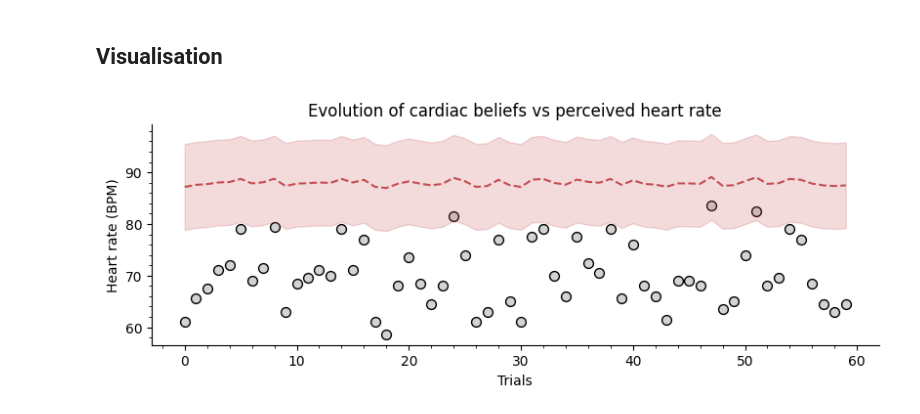
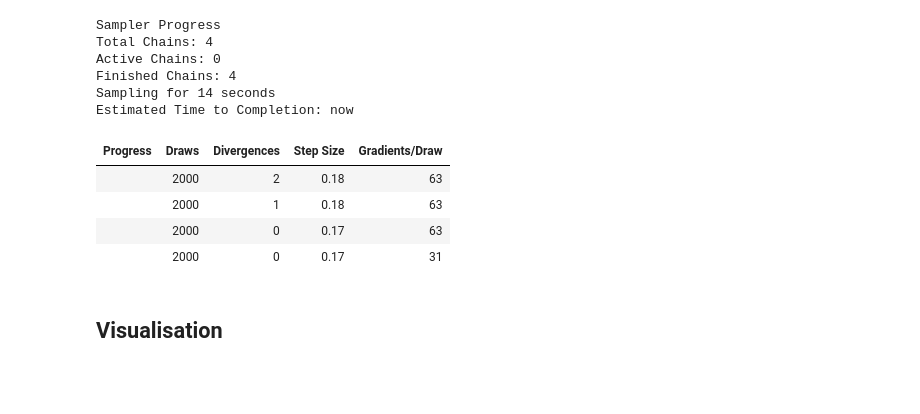
Before and after one commit to LegrandNico/ComputationalCardioception, a Jupyter notebook: code/notebooks/2-InteroceptivePrecision.ipynb, the cells around one changed output. Saved outputs shown, nothing was run; the diff lists cells and outputs as text; code cells hidden in the pictures; blank space fills up the shorter version.

```diff
--- a/code/notebooks/2-InteroceptivePrecision.ipynb
+++ b/code/notebooks/2-InteroceptivePrecision.ipynb
@@ -301,0 +93,47 @@ az.summary(
+# %%
+# extract variables for the model ------------------------------------------------------
+n = hrd_df.participant_id.nunique()
+
+participant_codes_intero_del_2 = pd.Categorical(
+    hrd_df[hrd_df.Modality == "Intero"].participant_id
+).codes
+
+participant_codes_extero_del_2 = pd.Categorical(
+    hrd_df[hrd_df.Modality == "Extero"].participant_id
+).codes
+
+heart_rate_del_2 = hrd_df[hrd_df.Modality == "Intero"].listenBPM.to_numpy()
+intero_tone_2_del_2 = hrd_df[hrd_df.Modality == "Intero"].responseBPM.to_numpy()
+intero_decision_del_2 = (
+    hrd_df[hrd_df.Modality == "Intero"].Decision.to_numpy() == "More"
+).astype(int)
+
+extero_tone_1_del_2 = hrd_df[hrd_df.Modality == "Extero"].listenBPM.to_numpy()
+extero_tone_2_del_2 = hrd_df[hrd_df.Modality == "Extero"].responseBPM.to_numpy()
+extero_decision_del_2 = (
+    hrd_df[hrd_df.Modality == "Extero"].Decision.to_numpy() == "More"
+).astype(int)
+# %%
+idata_del_2, _ = weighted_update(
+    heart_rate=heart_rate,
+    intero_tone_2=intero_tone_2,
+    extero_tone_1=extero_tone_1,
+    extero_tone_2=extero_tone_2,
+    extero_decision=extero_decision,
+    intero_decision=intero_decision,
+    n=n,
+    participant_codes_extero=participant_codes_extero,
+    participant_codes_intero=participant_codes_intero,
+)
+# %% [output]
+Sampler Progress
+Total Chains: 4
+Active Chains: 0
+Finished Chains: 4
+Sampling for 14 seconds
+Estimated Time to Completion: now
+| Progress | Draws | Divergences | Step Size | Gradients/Draw |
+|  | 2000 | 2 | 0.18 | 63 |
+|  | 2000 | 1 | 0.18 | 63 |
+|  | 2000 | 0 | 0.17 | 63 |
+|  | 2000 | 0 | 0.17 | 31 |
@@ -317,23 +154,0 @@ pi_cardiac_belief = az.summary(
-# %%
-_, ax = plt.subplots(figsize=(8, 3))
-
-ax.scatter(
-    np.arange(0, len(heart_rate)), heart_rate, s=50, color="lightgrey", edgecolors="k"
-)
-ax.plot(np.arange(0, len(heart_rate)), mu_cardiac_belief, "--", color="#c44e52")
-ax.fill_between(
-    x=np.arange(0, len(heart_rate)),
-    y1=mu_cardiac_belief - pi_cardiac_belief,
-    y2=mu_cardiac_belief + pi_cardiac_belief,
-    alpha=0.2,
-    color="#c44e52",
-)
-ax.minorticks_on()
-ax.set(
-    title="Evolution of cardiac beliefs vs perceived heart rate",
-    xlabel="Trials",
-    ylabel="Heart rate (BPM)",
-)
-sns.despine()
-# %% [output]
-[figure, removed]
```
Also changed, not shown: parts of 37 cells of this notebook, 6 other files.
